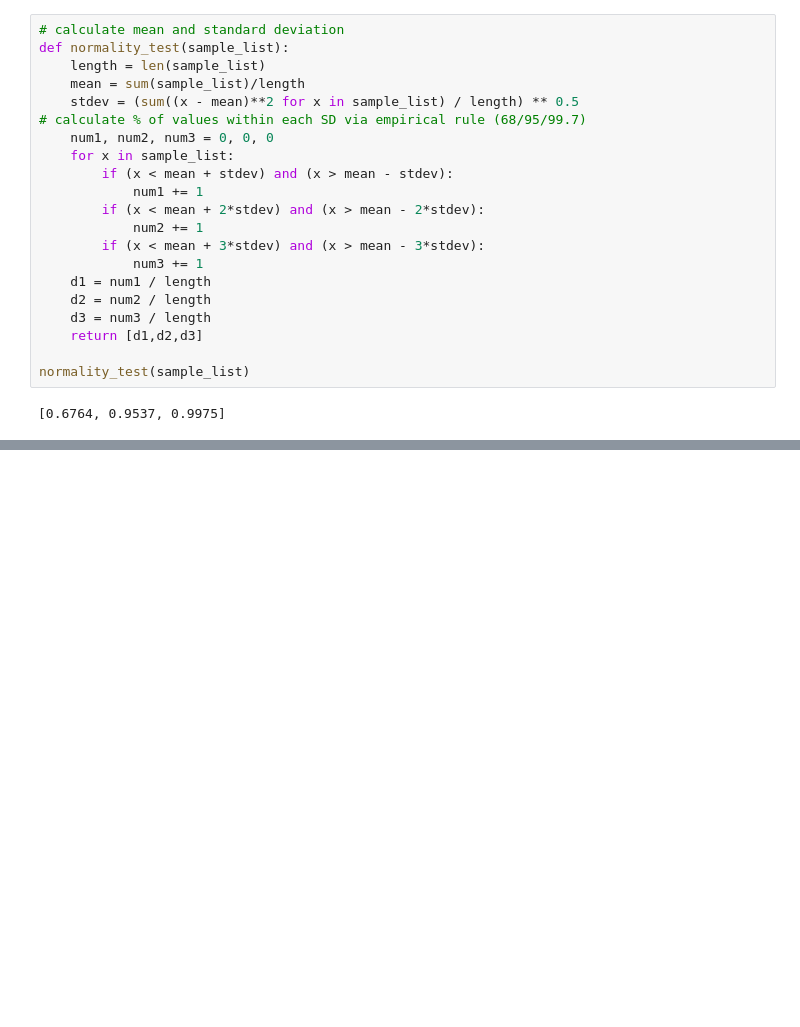
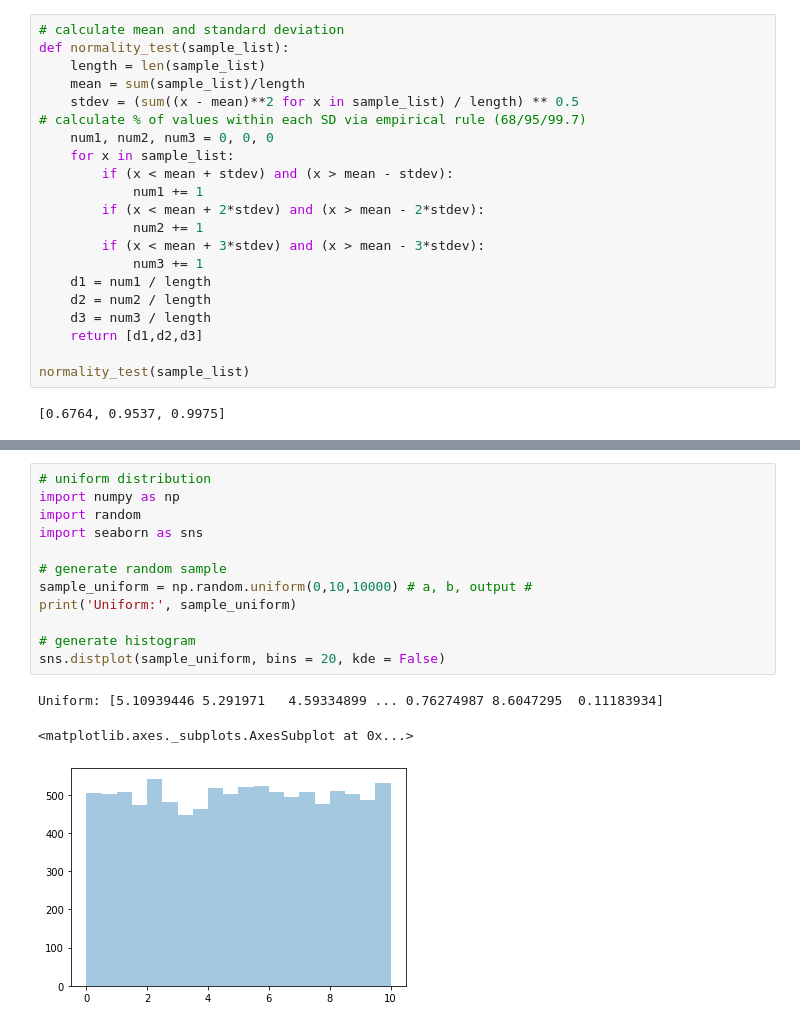
Before and after one commit to noriegaian/Technical-Toolbox, a Jupyter notebook: Python/Ian/Data Structures & Algorithms in Python.ipynb, the cells around one changed output, grey strips where cells are left out. Cells and saved outputs as stored; diff of their text form; blank space fills up the shorter version.

```diff
--- a/Python/Ian/Data Structures & Algorithms in Python.ipynb
+++ b/Python/Ian/Data Structures & Algorithms in Python.ipynb
@@ -795,0 +865,16 @@ normality_test(sample_list)
+# %%
+# uniform distribution
+import numpy as np
+import random
+import seaborn as sns
+
+# generate random sample
+sample_uniform = np.random.uniform(0,10,10000) # a, b, output #
+print('Uniform:', sample_uniform)
+
+# generate histogram
+sns.distplot(sample_uniform, bins = 20, kde = False)
+# %% [output]
+Uniform: [5.10939446 5.291971   4.59334899 ... 0.76274987 8.6047295  0.11183934]
+<matplotlib.axes._subplots.AxesSubplot at 0x...>
+[figure, added]
```
Also changed, not shown: parts of 9 cells of this notebook.
